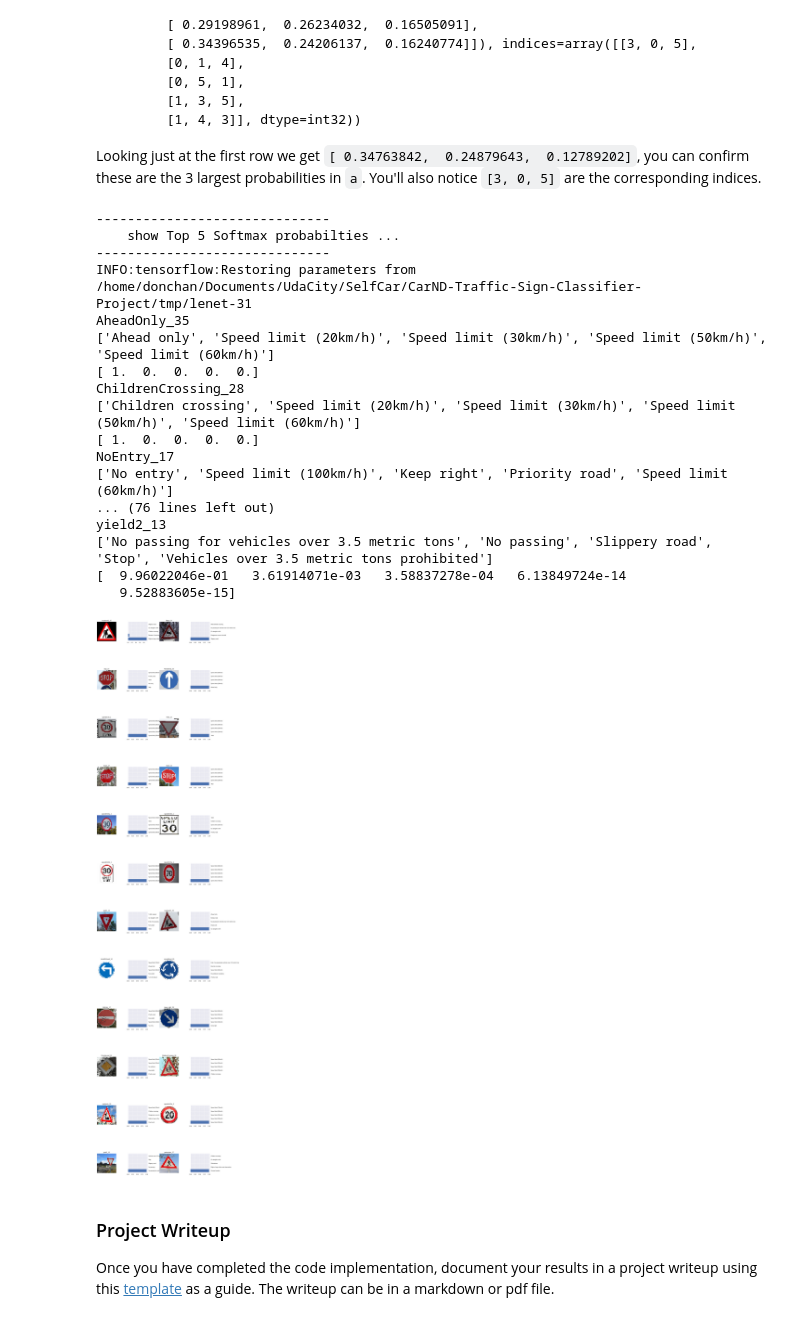
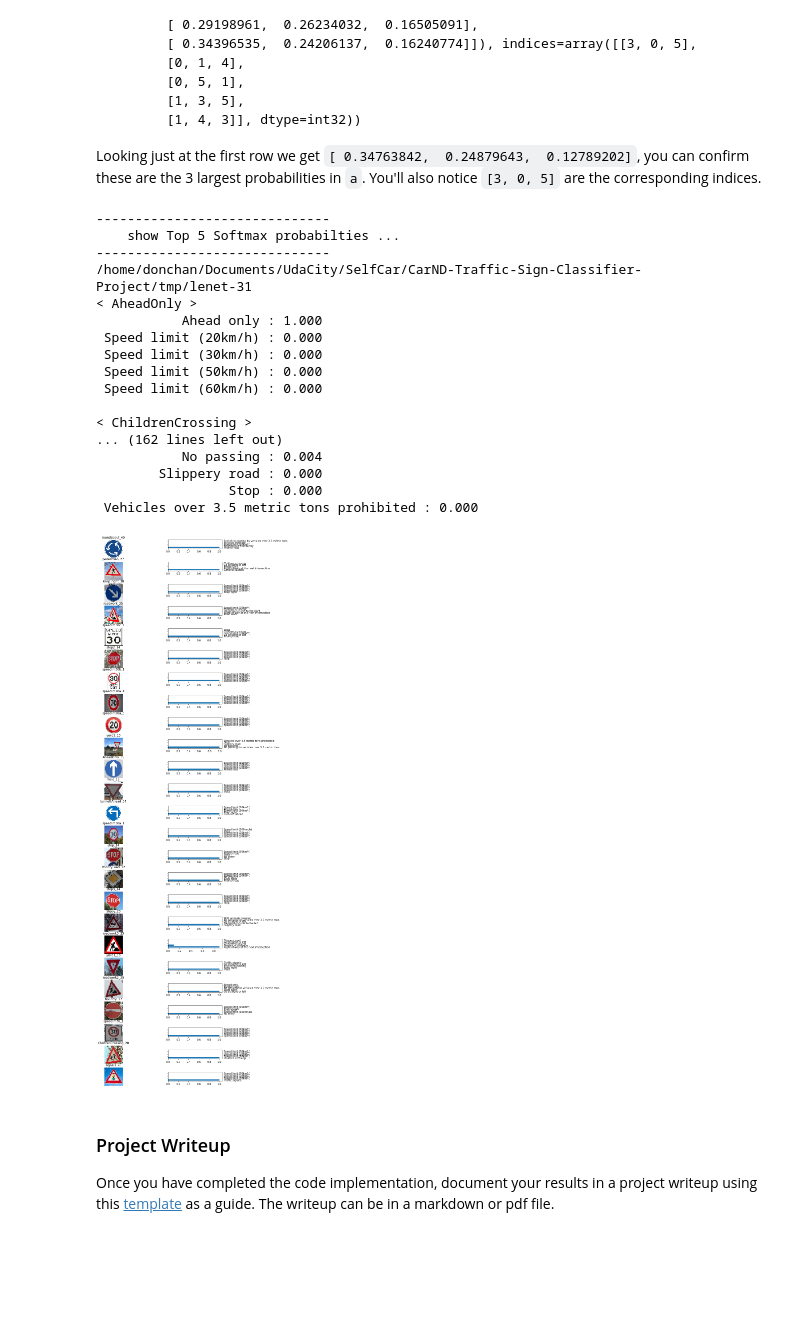
Before and after one commit to scrambleegg7/SelfCar, a Jupyter notebook: CarND-Traffic-Sign-Classifier-Project/Traffic_Sign_Classifier.ipynb, the cells around one changed output. Drawn from its saved outputs; the diff is of its cells as text; code cells hidden in the pictures; blank space fills up the shorter version.

Commit message:
Traffic Sign jupyter notebook writeup

```diff
--- a/CarND-Traffic-Sign-Classifier-Project/Traffic_Sign_Classifier.ipynb
+++ b/CarND-Traffic-Sign-Classifier-Project/Traffic_Sign_Classifier.ipynb
@@ -41,8 +41,13 @@ from skimage import transform, filters, exposure
 
 from tensorflow.contrib.layers import flatten
 
+import platform
+%matplotlib inline
 
-%matplotlib inline
+if platform.system() == "Darwin":
+    baseDir = "/Users/donchan/Documents/UdaCity/SelfCar/CarND-Traffic-Sign-Classifier-Project/tmp"
+else:
+    baseDir = "/home/donchan/Documents/UdaCity/SelfCar/CarND-Traffic-Sign-Classifier-Project/tmp"
 # %%
 # Load pickled data
 
@@ -1710,11 +1762,21 @@ print("    show Top 5 Softmax probabilties ...")
 print("-" * 30)
 
 
+#graph = tf.Graph()
+#with graph.as_default() as g:
+saver = tf.train.Saver()  # Gets all variables in `graph`.
+
 with tf.Session() as sess:
     init_op = tf.group(tf.global_variables_initializer(),
                    tf.local_variables_initializer())
     sess.run(init_op)
+    #saver = tf.train.import_meta_graph( os.path.join(  baseDir,"lenet-31.meta")  )
     save_path = os.path.join(baseDir,"lenet-31")
+
+    ckpt = tf.train.get_checkpoint_state(baseDir)
+    if ckpt and ckpt.model_checkpoint_path:
+        print(ckpt.model_checkpoint_path)
+
     saver.restore(sess,save_path )
 
 
@@ -1726,15 +1788,15 @@ with tf.Session() as sess:
         img = img.reshape( (1,)+img.shape )
         #print(img.shape)
 
+        top_5 = sess.run(tf.nn.top_k(tf.nn.softmax(logits), k=5), feed_dict = {x:img})
+        label_predicts = [  signname_dict[argidx] for argidx in top_5.indices[0]]
+        print("< %s >" % fname.split("_")[0])
+        #print(label_predicts)
+        #print(top_5.values[0])
 
-        #probs_ =  sess.run(tf.nn.softmax(logits), feed_dict = {x:img})
-        top_5 = sess.run(tf.nn.top_k(tf.nn.softmax(logits), k=5), feed_dict = {x:img})
-        #print(top_5.values)
-        label_predicts = [  signname_dict[argidx] for argidx in top_5.indices[0]]
-        #probs_predicts = [  v for v in top_5.values[0]]
-        print(fname)
-        print(label_predicts)
-        print(top_5.values[0])
+        for l, v in zip(label_predicts, top_5.values[0]):
+            print(" %20s : %.3f  " % (l,v) )
+        print("")
 
         top5_labels[fname] = label_predicts
         top5_probs[fname] = top_5.values[0]
@@ -1744,24 +1806,24 @@ with tf.Session() as sess:
 ------------------------------
     show Top 5 Softmax probabilties ...
 ------------------------------
-INFO:tensorflow:Restoring parameters from /home/donchan/Documents/UdaCity/SelfCar/CarND-Traffic-Sign-Classifier-Project/tmp/lenet-31
-AheadOnly_35
-['Ahead only', 'Speed limit (20km/h)', 'Speed limit (30km/h)', 'Speed limit (50km/h)', 'Speed limit (60km/h)']
-[ 1.  0.  0.  0.  0.]
-ChildrenCrossing_28
-['Children crossing', 'Speed limit (20km/h)', 'Speed limit (30km/h)', 'Speed limit (50km/h)', 'Speed limit (60km/h)']
-[ 1.  0.  0.  0.  0.]
-NoEntry_17
-['No entry', 'Speed limit (100km/h)', 'Keep right', 'Priority road', 'Speed limit (60km/h)']
-... (76 lines left out)
-yield2_13
-['No passing for vehicles over 3.5 metric tons', 'No passing', 'Slippery road', 'Stop', 'Vehicles over 3.5 metric tons prohibited']
-[  9.96022046e-01   3.61914071e-03   3.58837278e-04   6.13849724e-14
-   9.52883605e-15]
+/home/donchan/Documents/UdaCity/SelfCar/CarND-Traffic-Sign-Classifier-Project/tmp/lenet-31
+< AheadOnly >
+           Ahead only : 1.000
+ Speed limit (20km/h) : 0.000
+ Speed limit (30km/h) : 0.000
+ Speed limit (50km/h) : 0.000
+ Speed limit (60km/h) : 0.000
+
+< ChildrenCrossing >
+... (162 lines left out)
+           No passing : 0.004
+        Slippery road : 0.000
+                 Stop : 0.000
+ Vehicles over 3.5 metric tons prohibited : 0.000
 # %%
-gs1 = gridspec.GridSpec(12, 4)
+gs1 = gridspec.GridSpec(50, 2)
 gs1.update(wspace=0.6, hspace=1.5) # set the spacing between axes.
-plt.figure(figsize=(16,80))
+plt.figure(figsize=(10,80))
 
 TOP_K = 5
 for i, (name,image) in enumerate(download_colored_images.items() ):
@@ -1775,38 +1837,38 @@ for i, (name,image) in enumerate(download_colored_images.items() ):
     #ax1.set_aspect('equal')
     ax1.imshow(image)
     ax1.set_title(name)
     ax1.axis('off')
 
     top5_values = top5_probs[name]
     top5_trafficSign = top5_labels[name]
     ax2 = plt.subplot(gs1[i*2+1])
     ax2.set_yticks(range(TOP_K))
     ax2.set_yticklabels(  top5_trafficSign )
     ax2.tick_params(labelleft='off' , labelright='on')
     ax2.barh(range(TOP_K), top5_values, align='center')
     #ax2.set_xticklabels([])
     #ax2.set_yticklabels([])
     #ax2.set_aspect('equal')
 
 
     #img = transform_image(image,20,10,5,brightness=1)
 
-    #plt.subplot(12,4,i*2+1)
-    #plt.title(name)
-    #plt.imshow(image)
-    #plt.axis('off')
+    plt.subplot(50,2,i*2+1)
+    plt.title(name)
+    plt.imshow(image)
+    plt.axis('off')
 
     #plt.subplot(12,4,i*2+2)
     #ax2.set_aspect('equal')
 
     #plt.subplot(6,8,i*2+2)
     #plt.title(filename[0]+"Probs")
     #plt.imshow(image)
     #plt.axis('off')
 
 plt.show()
 # %% [output]
-[figure, old version]
+[figure, new version]
 # %% [markdown]
 ### Project Writeup
 
```
Also changed, not shown: parts of 5 cells of this notebook, 2 other files.
